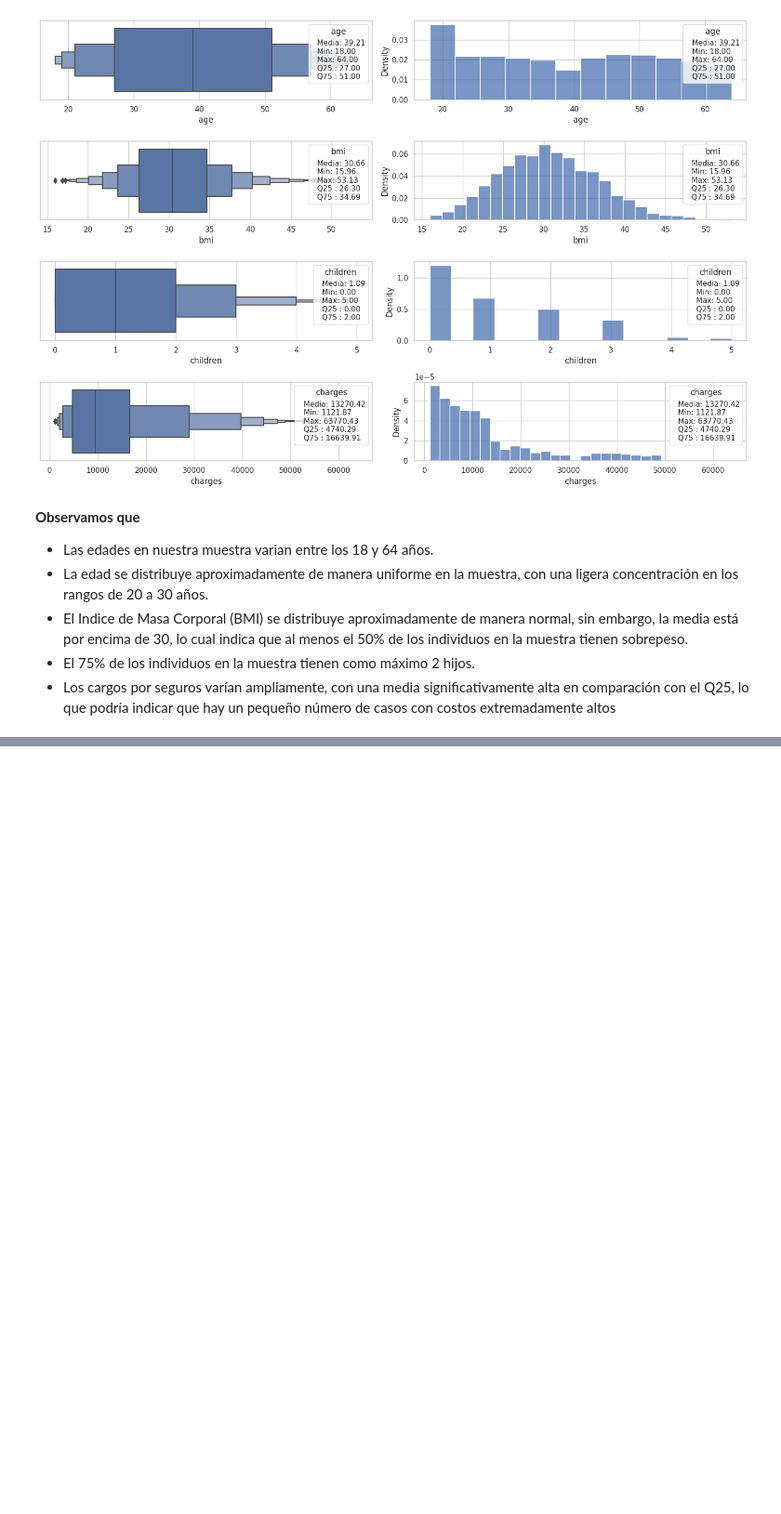
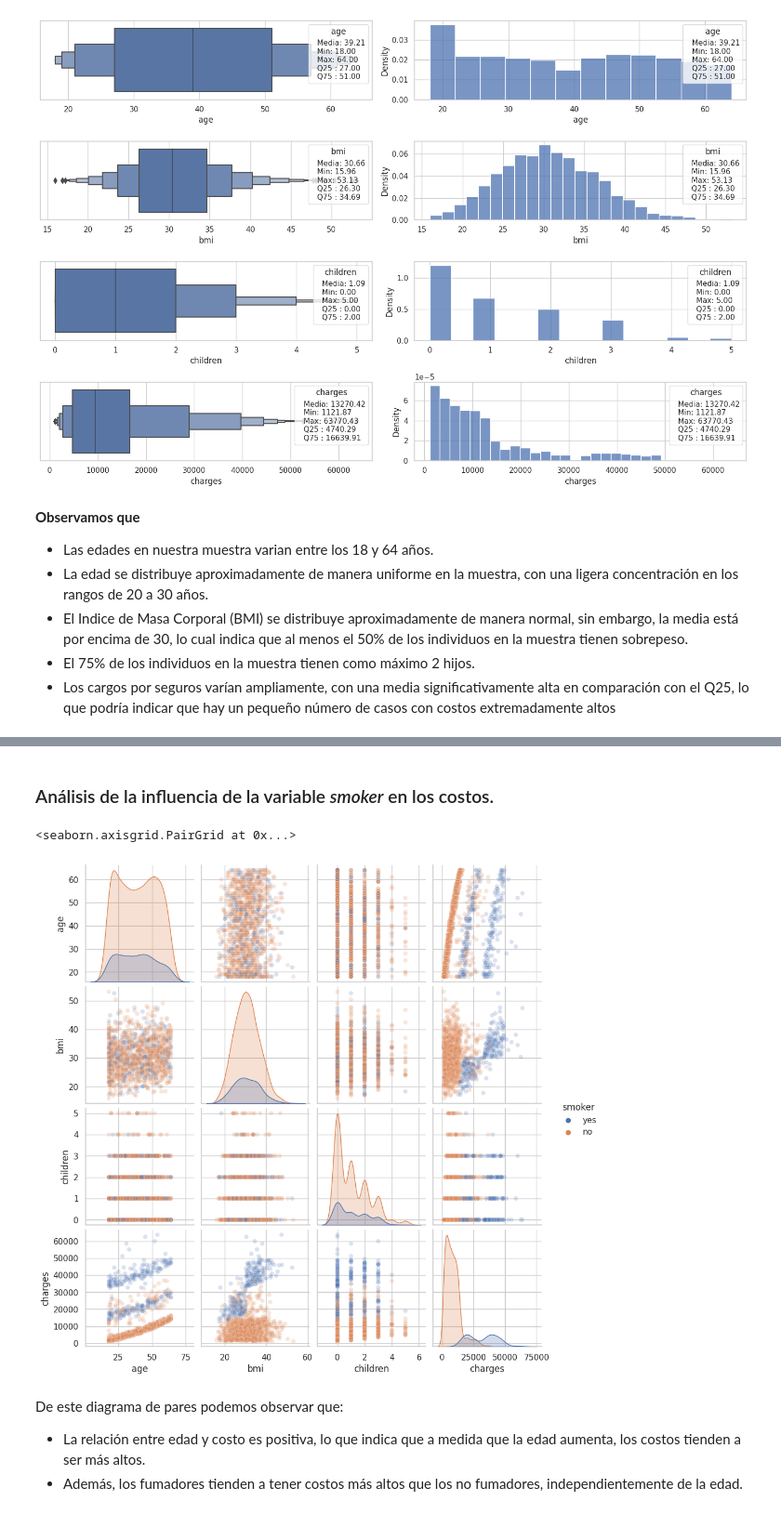
Before and after one commit to jmejiaes/medicalt_cost_prediction, a Jupyter notebook: noteboks/development.ipynb, the cells around one changed output, grey strips where cells are left out. Shown: that part at 93% size. Drawn from its saved outputs; the diff is of its cells as text; code cells hidden in the pictures; blank space fills up the shorter version.

```diff
--- a/noteboks/development.ipynb
+++ b/noteboks/development.ipynb
@@ -218,0 +203,11 @@ plt.show()  # Muestra los gráficos
+# %% [markdown]
+### Análisis de la influencia de la variable _smoker_ en los costos.
+# %%
+sns.pairplot(df_eda, hue='smoker', plot_kws={'alpha':1/5})
+# %% [output]
+<seaborn.axisgrid.PairGrid at 0x...>
+[figure, added]
+# %% [markdown]
+De este diagrama de pares podemos observar que:
+* La relación entre edad y costo es positiva, lo que indica que a medida que la edad aumenta, los costos tienden a ser más altos.
+* Además, los fumadores tienden a tener costos más altos que los no fumadores, independientemente de la edad.
```
Also changed, not shown: parts of 7 cells of this notebook.
